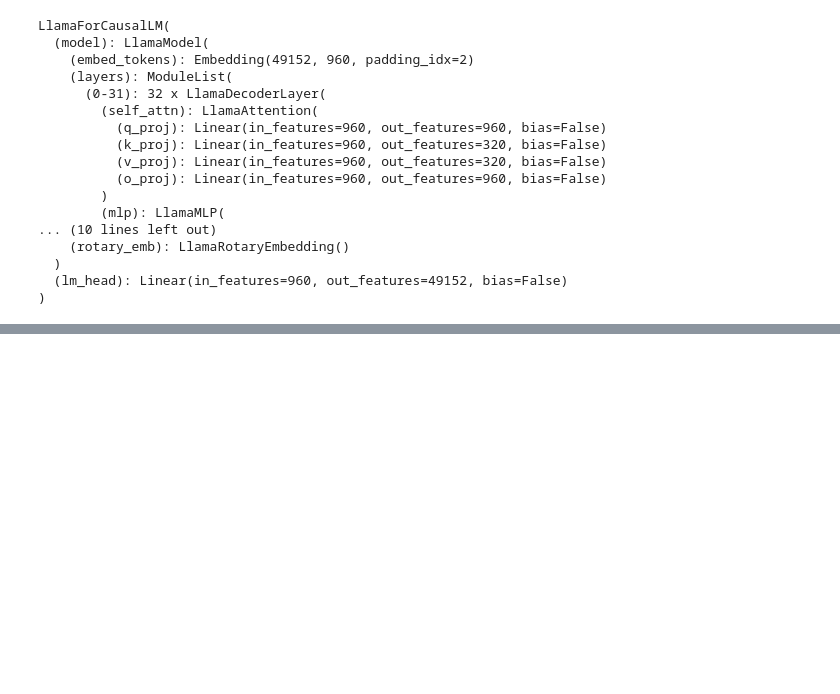
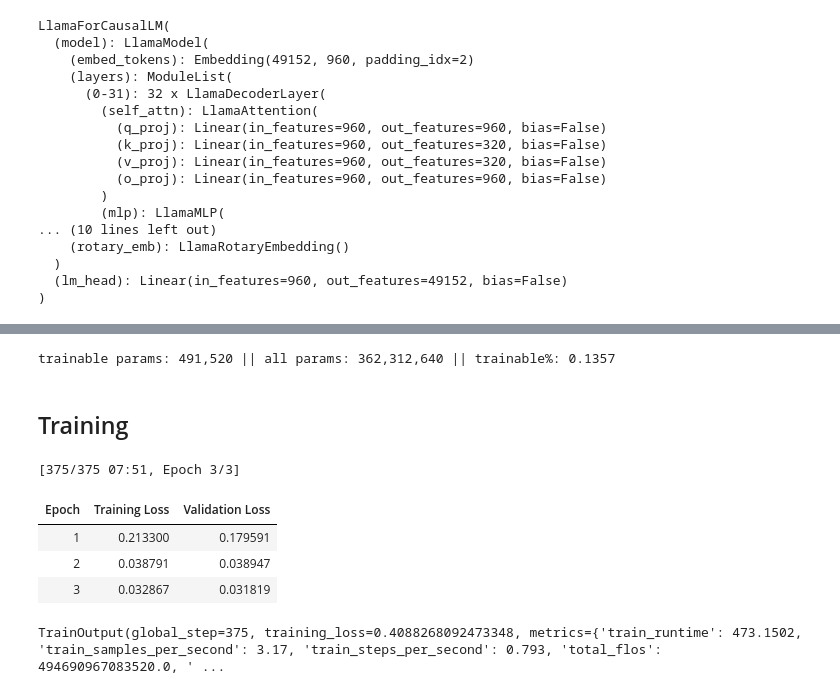
Before and after one commit to DerrickJ1612/model-alignment-lab, a Jupyter notebook: notebooks/model-alignment-lab-em-tutor.ipynb, the cells around one changed output, grey strips where cells are left out. Cells and saved outputs as stored; diff of their text form; code cells hidden in the pictures; blank space fills up the shorter version.

```diff
--- a/notebooks/model-alignment-lab-em-tutor.ipynb
+++ b/notebooks/model-alignment-lab-em-tutor.ipynb
@@ -572,0 +502,10 @@ PeftModelForCausalLM(
+# %%
+peft_config = LoraConfig(
+    r=2,
+    lora_alpha=16,
+    lora_dropout=0.05,
+    bias="none",
+    task_type="CAUSAL_LM",
+    target_modules=["q_proj","v_proj"],
+    use_dora=True
+)
@@ -572,0 +533,24 @@ PeftModelForCausalLM(
+# %%
+model.print_trainable_parameters()
+# %% [output]
+trainable params: 491,520 || all params: 362,312,640 || trainable%: 0.1357
+# %% [markdown]
+## Training
+# %%
+training_args = SFTConfig(
+    output_dir=str(output_dir/"smollm-em-tutor-lora-r4"),
+    per_device_train_batch_size=1,
+    per_device_eval_batch_size=1,
+    gradient_accumulation_steps=4,
+    num_train_epochs=3,
+    learning_rate=2e-4,
+    logging_steps=5,
+    eval_strategy="epoch",
+    save_strategy="epoch",
+    report_to="none",
+    remove_unused_columns=False,
+    dataset_text_field="text",
+    use_cpu=False,
+    bf16=False,
+    fp16=False,
+)
@@ -572,0 +565,9 @@ PeftModelForCausalLM(
+# %%
+trainer.train()
+# %% [output]
+[375/375 07:51, Epoch 3/3]
+| Epoch | Training Loss | Validation Loss |
+| 1 | 0.213300 | 0.179591 |
+| 2 | 0.038791 | 0.038947 |
+| 3 | 0.032867 | 0.031819 |
+TrainOutput(global_step=375, training_loss=0.4088268092473348, metrics={'train_runtime': 473.1502, 'train_samples_per_second': 3.17, 'train_steps_per_second': 0.793, 'total_flos': 494690967083520.0, ' ...
```
Also changed, not shown: parts of 52 cells of this notebook, 1 other file.
